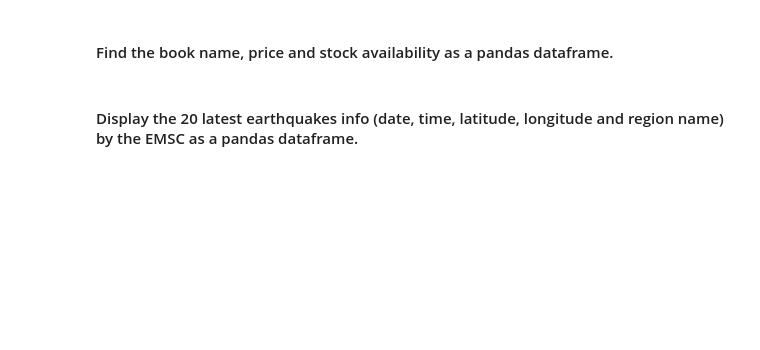
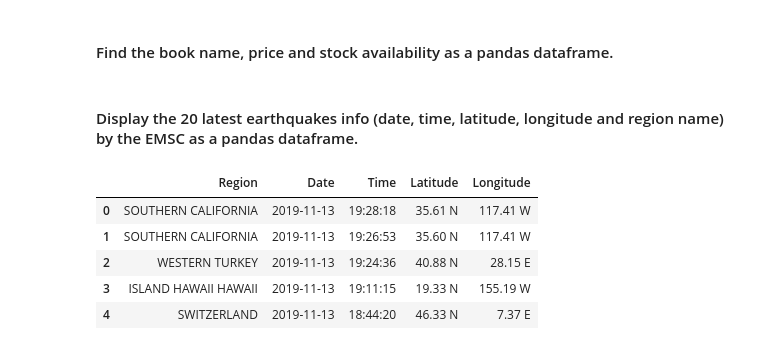
Before and after one commit to ta-data-lis/lab-web-scraping, a Jupyter notebook: your-code/main.ipynb, the cells around one changed output. Saved outputs shown, nothing was run; the diff lists cells and outputs as text; code cells hidden in the pictures; blank space fills up the shorter version.

```diff
--- a/your-code/main.ipynb
+++ b/your-code/main.ipynb
@@ -199,0 +411,27 @@ url = 'https://www.emsc-csem.org/Earthquake/'
+# %%
+# your code here
+import re
+
+html = requests.get(url).content
+soup = BeautifulSoup(html, "lxml")
+all_html = [element.text.replace('\n', '  ').replace('\xa0', '  ').replace('earthquake', '  ').strip() for element in soup.find_all('tr')]
+lastest = all_html[14:34]
+date = [re.findall('\d{4}-\d{2}-\d{2}', last)[0] for last in lastest]
+time = [re.findall('\d{2}\:\d{2}\:\d{2}', last)[0] for last in lastest]
+latitude = [re.findall('\d+\.\d+\s*[NS]', last)[0] for last in lastest]
+longitude = [re.findall('\d+\.\d+\s*[WE]', last)[0] for last in lastest]
+uppercases = [re.findall('[A-Z][A-Z][A-z]+', last) for last in lastest]
+region = [' '.join(up) for up in uppercases]
+df = pd.DataFrame(region).rename(columns = {0:'Region'})
+df['Date'] = date
+df['Time'] = time
+df['Latitude'] = latitude
+df['Longitude'] = longitude
+df.head()
+# %% [output]
+|  | Region | Date | Time | Latitude | Longitude |
+| 0 | SOUTHERN CALIFORNIA | 2019-11-13 | 19:28:18 | 35.61 N | 117.41 W |
+| 1 | SOUTHERN CALIFORNIA | 2019-11-13 | 19:26:53 | 35.60 N | 117.41 W |
+| 2 | WESTERN TURKEY | 2019-11-13 | 19:24:36 | 40.88 N | 28.15 E |
+| 3 | ISLAND HAWAII HAWAII | 2019-11-13 | 19:11:15 | 19.33 N | 155.19 W |
+| 4 | SWITZERLAND | 2019-11-13 | 18:44:20 | 46.33 N | 7.37 E |
```
Also changed, not shown: parts of 28 cells of this notebook.
